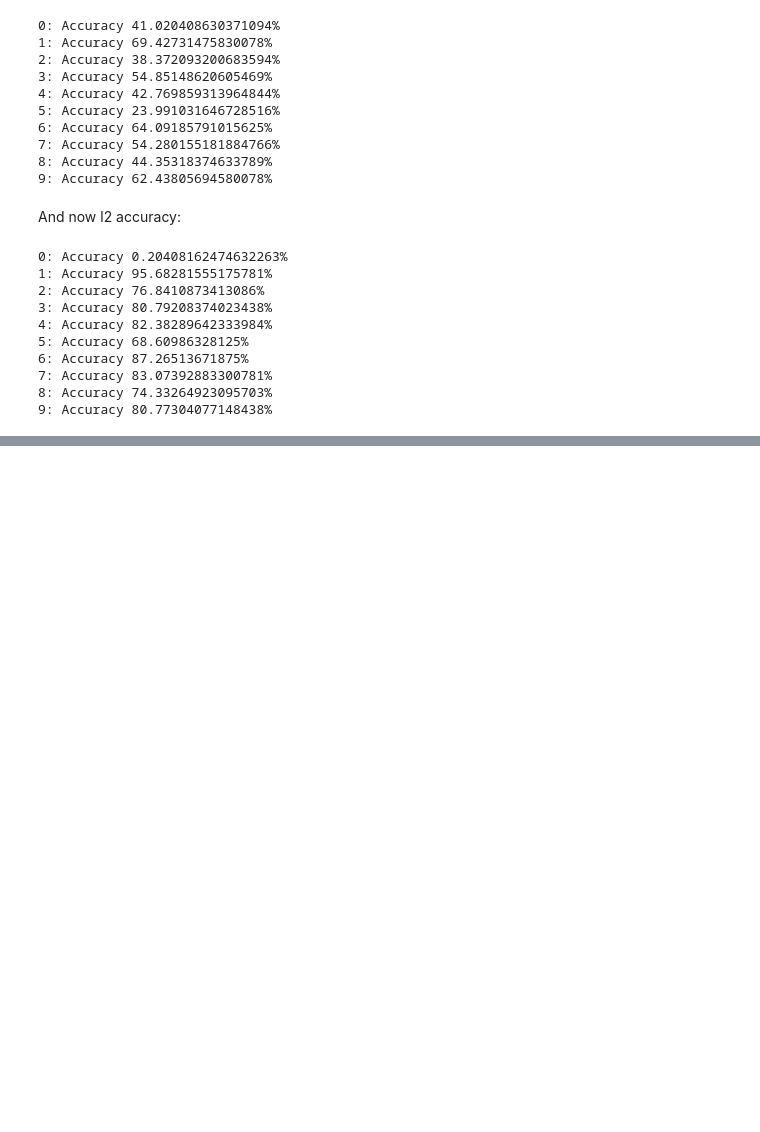
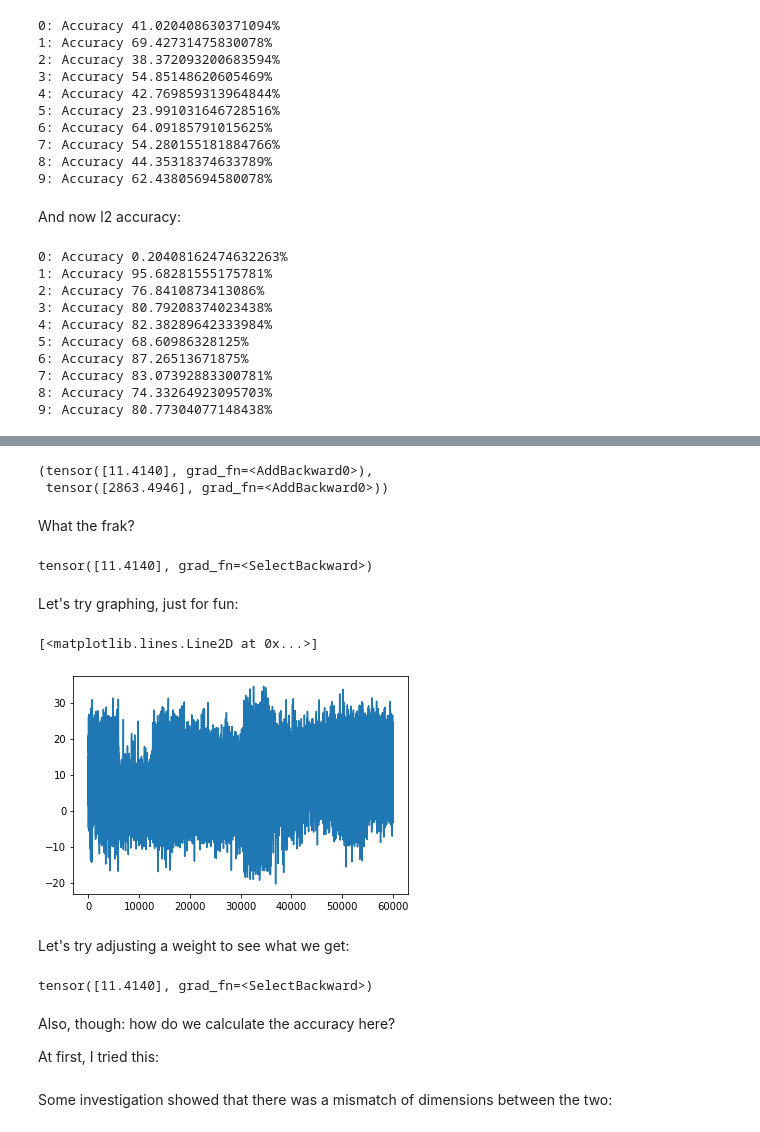
Before and after one commit to chuckmaini/pytorch_notebook_experimentation, a Jupyter notebook: notebooks/Chapter_4-Exercise_2.ipynb, the cells around one changed output, grey strips where cells are left out. Cells and saved outputs as stored; diff of their text form; code cells hidden in the pictures; blank space fills up the shorter version.

```diff
--- a/notebooks/Chapter_4-Exercise_2.ipynb
+++ b/notebooks/Chapter_4-Exercise_2.ipynb
@@ -446,0 +462,18 @@ Now do it with neural nets!
+# %%
+train_x = torch.empty(0)
+train_y = torch.empty(0)
+
+valid_x = torch.empty(0)
+valid_y = torch.empty(0)
+
+for i in range(10):
+    images = ndata[i]['tensor_stack'].view(-1, 28*28)
+    valid_images = valid_ndata[i]['tensor_stack'].view(-1, 28*28)
+    # First the data...
+    train_x = torch.cat((train_x,       images))
+    valid_x = torch.cat((valid_x, valid_images))
+    # ...then the label:
+    train_y = torch.cat((train_y, tensor([i] * len(images))))
+    valid_y = torch.cat((valid_y, tensor([i] * len(valid_images))))
+
+train_x.shape, train_y.shape, valid_x.shape, valid_y.shape
@@ -446,0 +499,8 @@ Now do it with neural nets!
+# %%
+def init_params(size, std=1.0):
+    return (torch.randn(size) * std).requires_grad_()
+
+weights = init_params((28*28, 1))
+bias = init_params(1)
+
+weights.shape, bias.shape
@@ -446,0 +515,37 @@ Now do it with neural nets!
+# %%
+uppercase_t_prediction = (train_x[54321] * weights.T).sum() + bias
+lowercase_t_prediction = (train_x[54321] * weights).sum() + bias
+
+uppercase_t_prediction, lowercase_t_prediction
+# %% [output]
+(tensor([11.4140], grad_fn=<AddBackward0>),
+ tensor([2863.4946], grad_fn=<AddBackward0>))
+# %% [markdown]
+What the frak?
+# %%
+def linear1(xb):
+    return xb@weights + bias
+
+preds = linear1(train_x)
+preds[54321]
+# %% [output]
+tensor([11.4140], grad_fn=<SelectBackward>)
+# %% [markdown]
+Let's try graphing, just for fun:
+# %%
+plt.plot(preds.detach().numpy())
+# %% [output]
+[<matplotlib.lines.Line2D at 0x...>]
+[figure, added]
+# %% [markdown]
+Let's try adjusting a weight to see what we get:
+# %%
+weights[0] *= 1.0001
+preds = linear1(train_x)
+preds[54321]
+# %% [output]
+tensor([11.4140], grad_fn=<SelectBackward>)
+# %% [markdown]
+Also, though: how do we calculate the accuracy here?
+
+At first, I tried this:
@@ -446,0 +555,2 @@ Now do it with neural nets!
+# %% [markdown]
+Some investigation showed that there was a mismatch of dimensions between the two:
```
Also changed, not shown: parts of 31 cells of this notebook.
